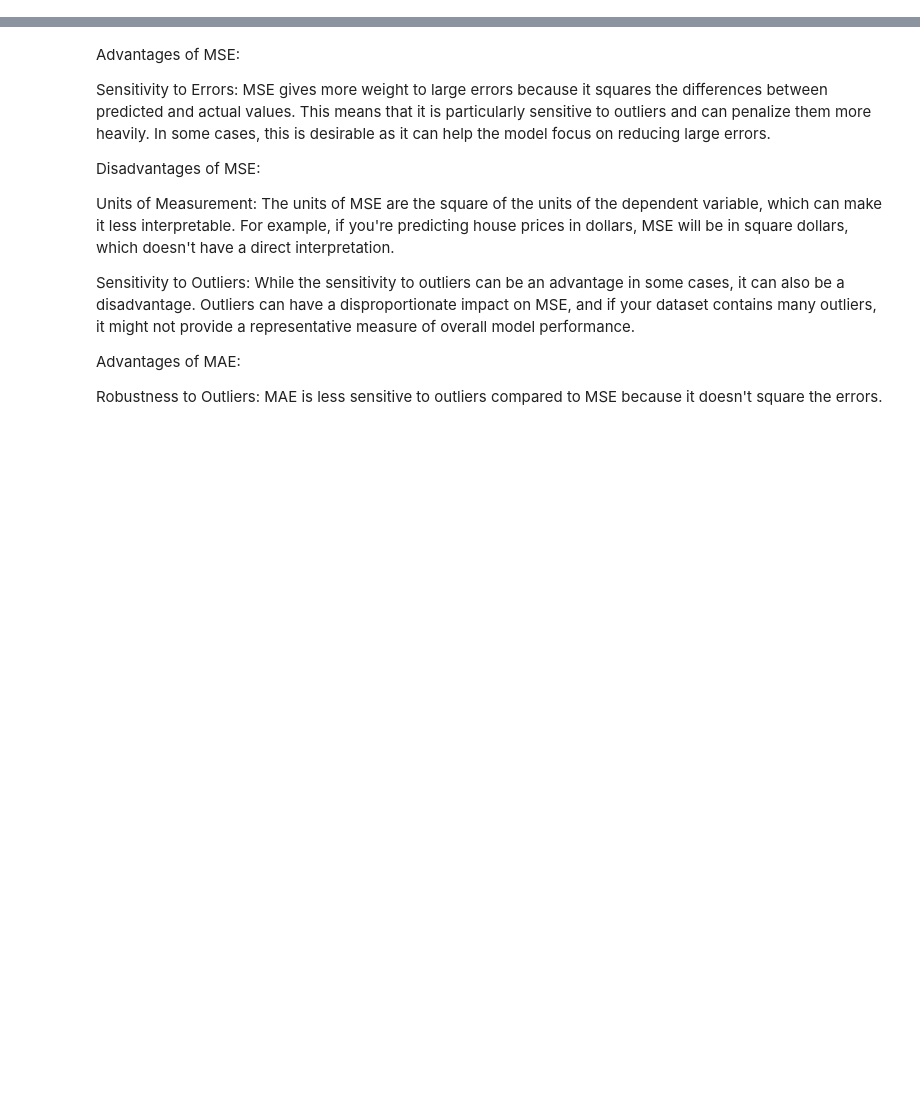
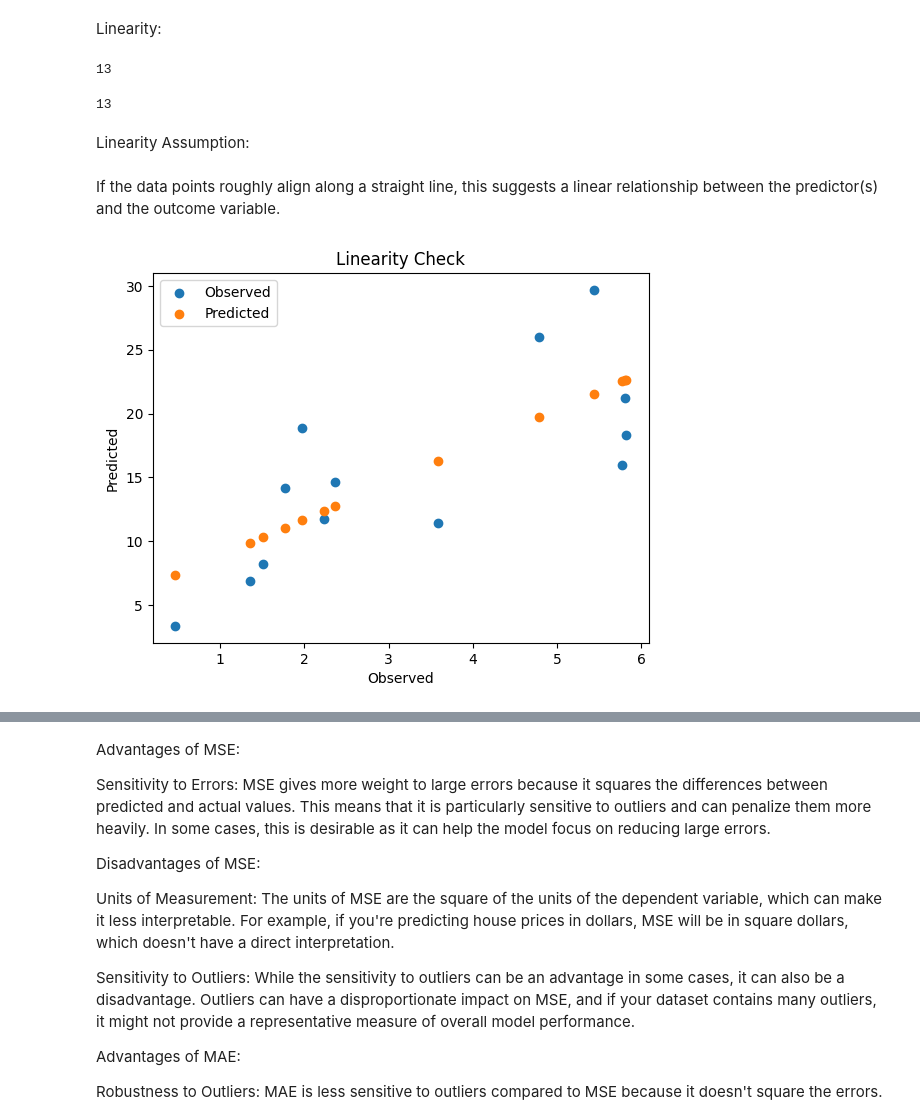
Before and after one commit to ChopinNo3Op9/Data-Analysis, a Jupyter notebook: linear_regression.ipynb, the cells around one changed output, grey strips where cells are left out. Saved outputs shown, nothing was run; the diff lists cells and outputs as text; code cells hidden in the pictures; blank space fills up the shorter version.

```diff
--- a/linear_regression.ipynb
+++ b/linear_regression.ipynb
@@ -104,0 +111,25 @@ Notes:
+# %% [markdown]
+Linearity:
+# %%
+len(df['Y'])
+# %% [output]
+13
+# %%
+len(X)
+# %% [output]
+13
+# %% [markdown]
+Linearity Assumption:
+# %% [markdown]
+If the data points roughly align along a straight line, this suggests a linear relationship between the predictor(s) and the outcome variable.
+# %%
+predictions = model.predict(X)
+plt.scatter(df['X'], df['Y'], label='Observed')
+plt.scatter(df['X'], predictions, label='Predicted')
+plt.xlabel("Observed")
+plt.ylabel("Predicted")
+plt.title("Linearity Check")
+plt.legend()
+plt.show()
+# %% [output]
+[figure, added]
```
Also changed, not shown: parts of 32 cells of this notebook, 1 other file.
